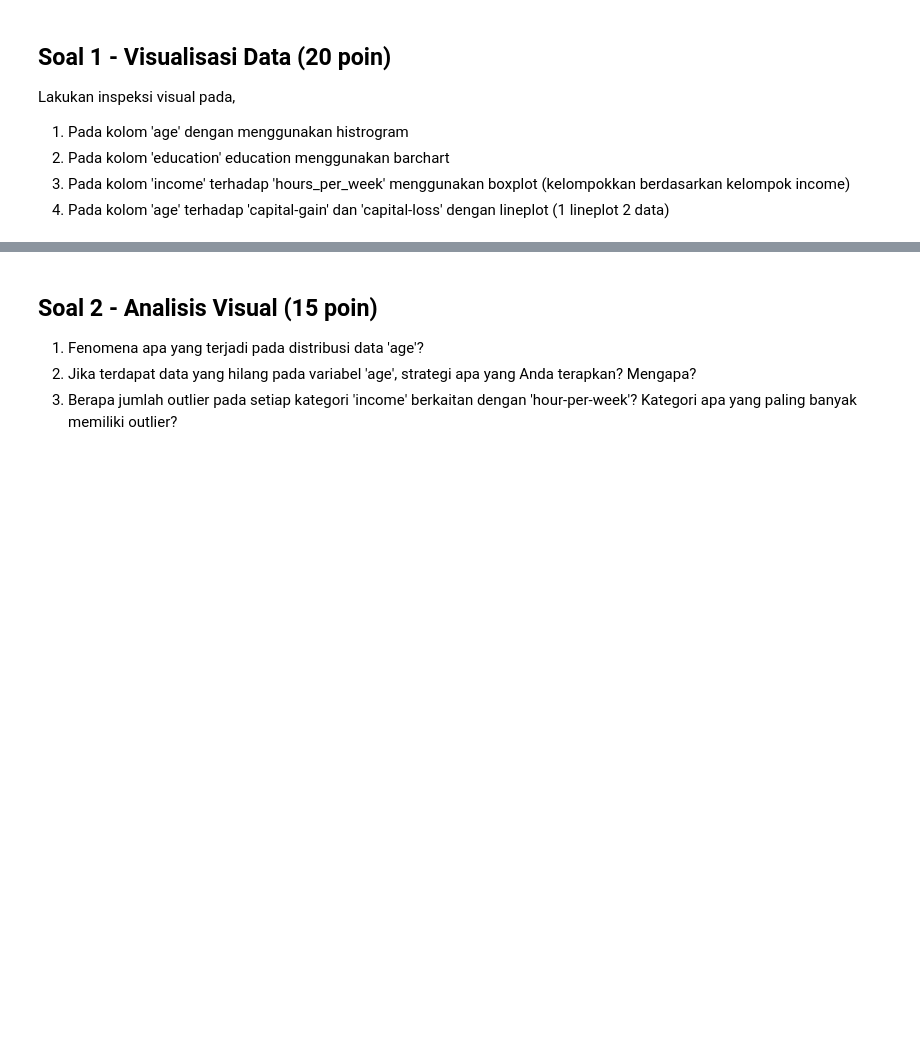
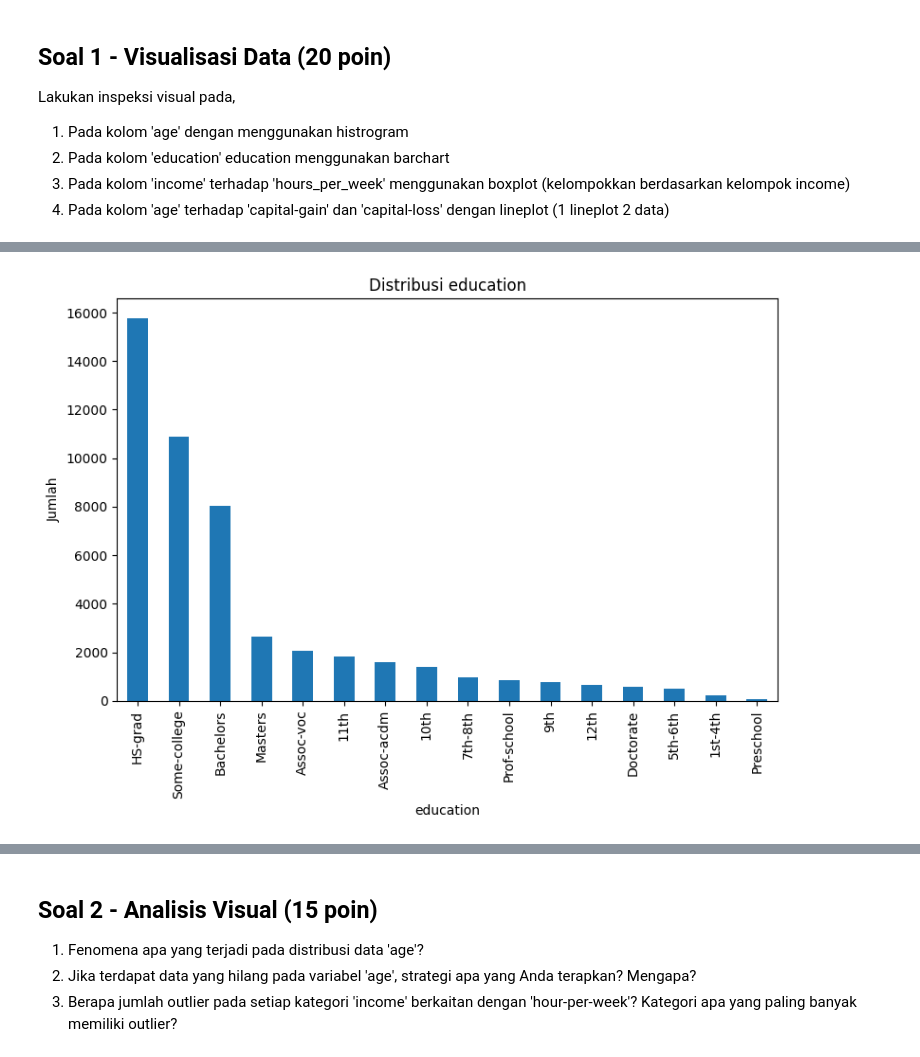
Before and after one commit to Raudhil/Quiz1_MachineLearning, a Jupyter notebook: KUIS1_MachineLearning.ipynb, the cells around one changed output, grey strips where cells are left out. Cells and saved outputs as stored; diff of their text form; code cells hidden in the pictures; blank space fills up the shorter version.

```diff
--- a/KUIS1_MachineLearning.ipynb
+++ b/KUIS1_MachineLearning.ipynb
@@ -185,4 +234,19 @@ Lakukan inspeksi visual pada,
 # %%
 # Jawab 1.2 - Barchart
+# %%
+cat_cols = ['education']
+
+fig, axes = plt.subplots(1,1,figsize=(8, 6))
+
+for i, col in enumerate(cat_cols):
+    df[col].value_counts(dropna=False).plot(kind='bar')
+    axes.set_title(f'Distribusi {col}')
+    axes.set_xlabel(col)
+    axes.set_ylabel('Jumlah')
+
+plt.tight_layout()
+plt.show()
+# %% [output]
+[figure, added]
 # %%
 # Jawab 1.3 - Boxplot
```
Also changed, not shown: parts of 21 cells of this notebook.
